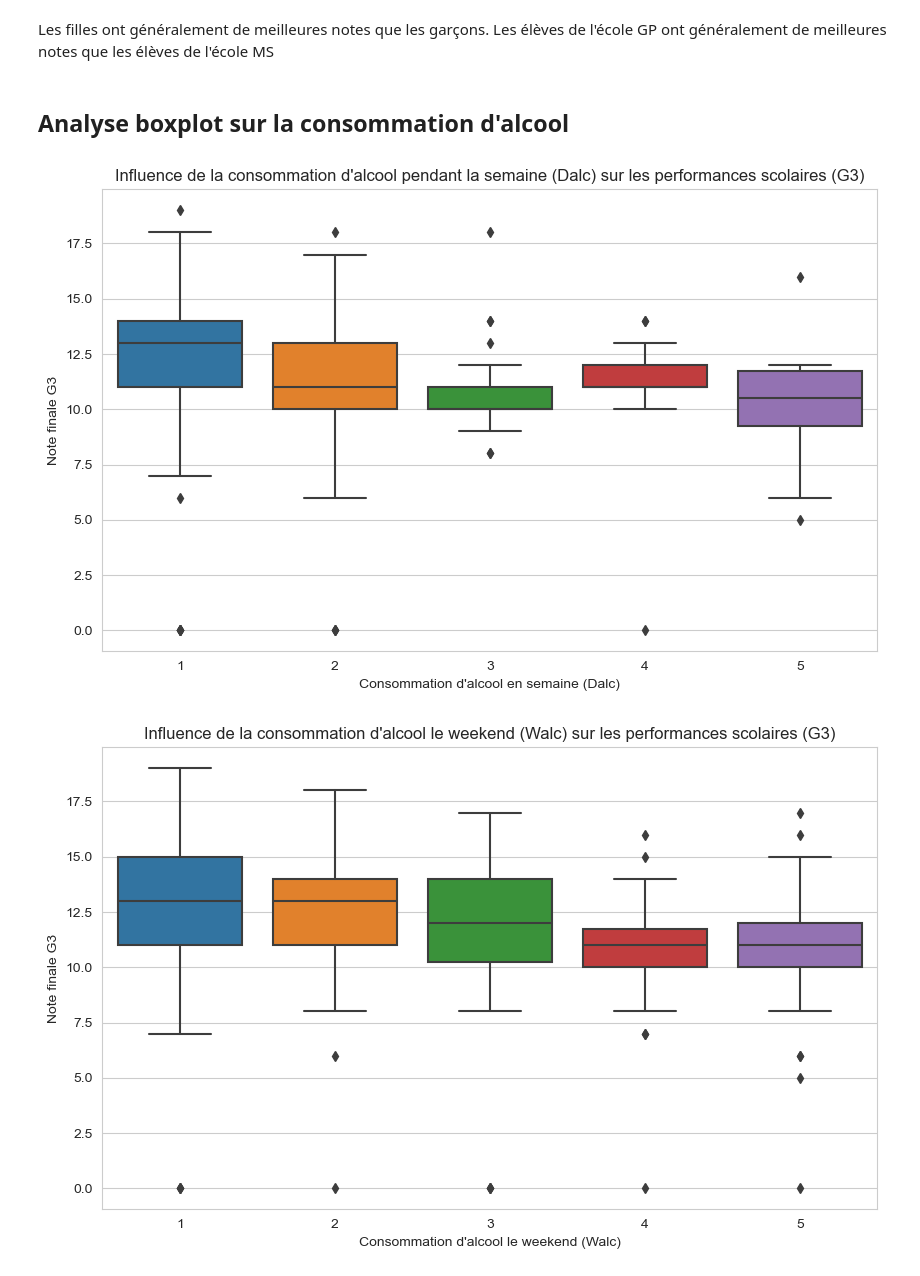
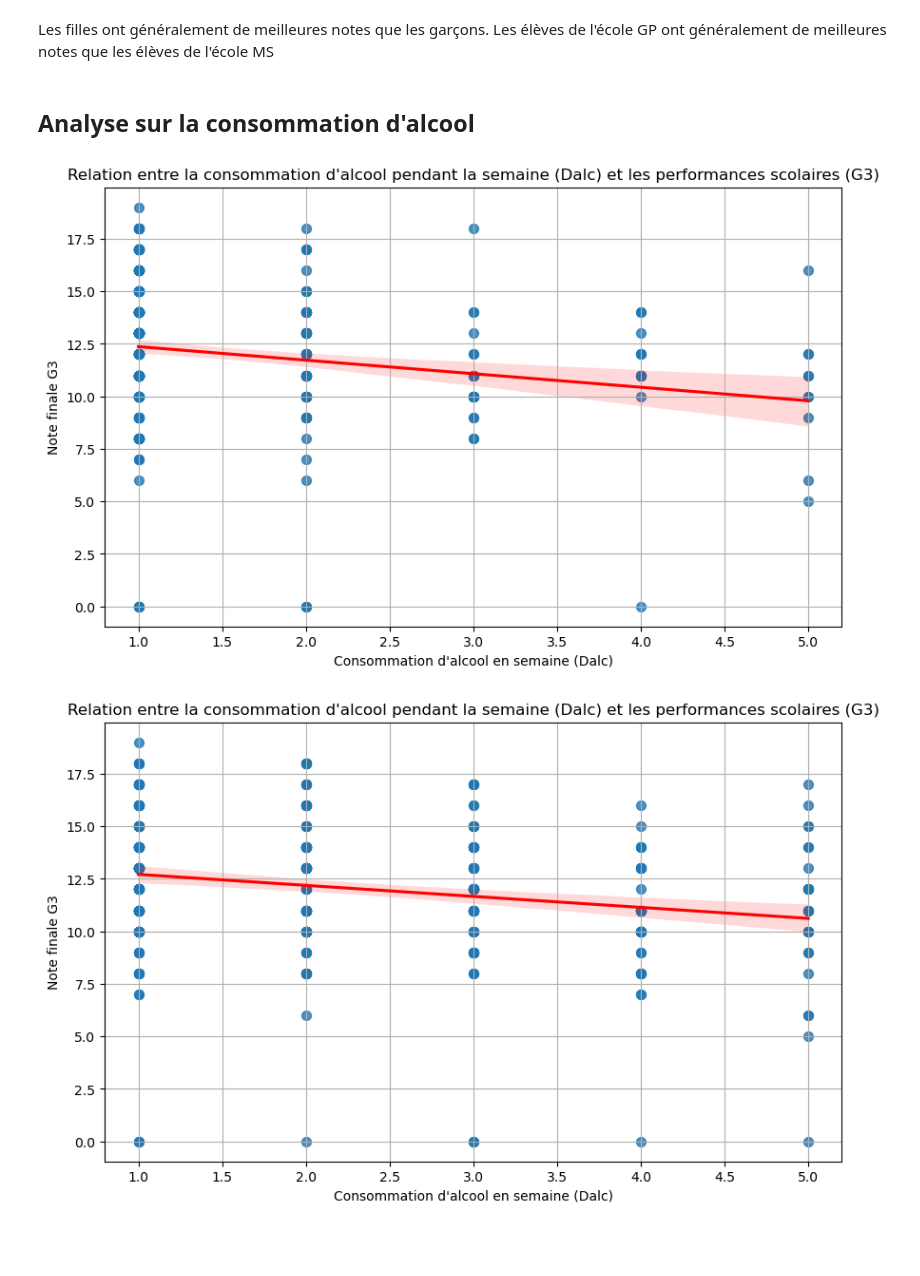
Before and after one commit to Sean-HubGit/FOAD, a Jupyter notebook: EDA2.ipynb, the cells around one changed output. Cells and saved outputs as stored; diff of their text form; code cells hidden in the pictures; blank space fills up the shorter version.

```diff
--- a/EDA2.ipynb
+++ b/EDA2.ipynb
@@ -47,29 +53,28 @@ plt.show()
 # %% [markdown]
 Les filles ont généralement de meilleures notes que les garçons. Les élèves de l'école GP ont généralement de meilleures notes que les élèves de l'école MS
 # %% [markdown]
-## Analyse boxplot sur la consommation d'alcool
+## Analyse  sur la consommation d'alcool
-# %%
-import pandas as pd
-import seaborn as sns
-import matplotlib.pyplot as plt
-
-# Chargement du dataset
-# Exemple : df = pd.read_csv('votre_fichier.csv')
-
-# Analyse de l'influence de Dalc et Walc sur G3
-plt.figure(figsize=(10, 6))
-sns.boxplot(data=df, x='Dalc', y='G3')
-plt.title('Influence de la consommation d\'alcool pendant la semaine (Dalc) sur les performances scolaires (G3)')
-plt.xlabel('Consommation d\'alcool en semaine (Dalc)')
-plt.ylabel('Note finale G3')
-plt.show()
-
-plt.figure(figsize=(10, 6))
-sns.boxplot(data=df, x='Walc', y='G3')
-plt.title('Influence de la consommation d\'alcool le weekend (Walc) sur les performances scolaires (G3)')
-plt.xlabel('Consommation d\'alcool le weekend (Walc)')
-plt.ylabel('Note finale G3')
-plt.show()
-# %% [output]
-[figure, removed]
-[figure, removed]
+# %%
+
+# Supposons que ton DataFrame s'appelle df et qu'il contient les colonnes 'Dalc' et 'G3'
+
+plt.figure(figsize=(10, 6))
+# Graphique de dispersion avec ligne de régression
+sns.regplot(data=df, x='Dalc', y='G3', scatter_kws={'s': 50}, line_kws={"color": "red"})
+plt.title('Relation entre la consommation d\'alcool pendant la semaine (Dalc) et les performances scolaires (G3)')
+plt.xlabel('Consommation d\'alcool en semaine (Dalc)')
+plt.ylabel('Note finale G3')
+plt.grid(True)
+plt.show()
+
+plt.figure(figsize=(10, 6))
+# Graphique de dispersion avec ligne de régression
+sns.regplot(data=df, x='Walc', y='G3', scatter_kws={'s': 50}, line_kws={"color": "red"})
+plt.title('Relation entre la consommation d\'alcool pendant la semaine (Dalc) et les performances scolaires (G3)')
+plt.xlabel('Consommation d\'alcool en semaine (Dalc)')
+plt.ylabel('Note finale G3')
+plt.grid(True)
+plt.show()
+# %% [output]
+[figure, added]
+[figure, added]
```
Also changed, not shown: parts of 54 cells of this notebook, 2 other files.
